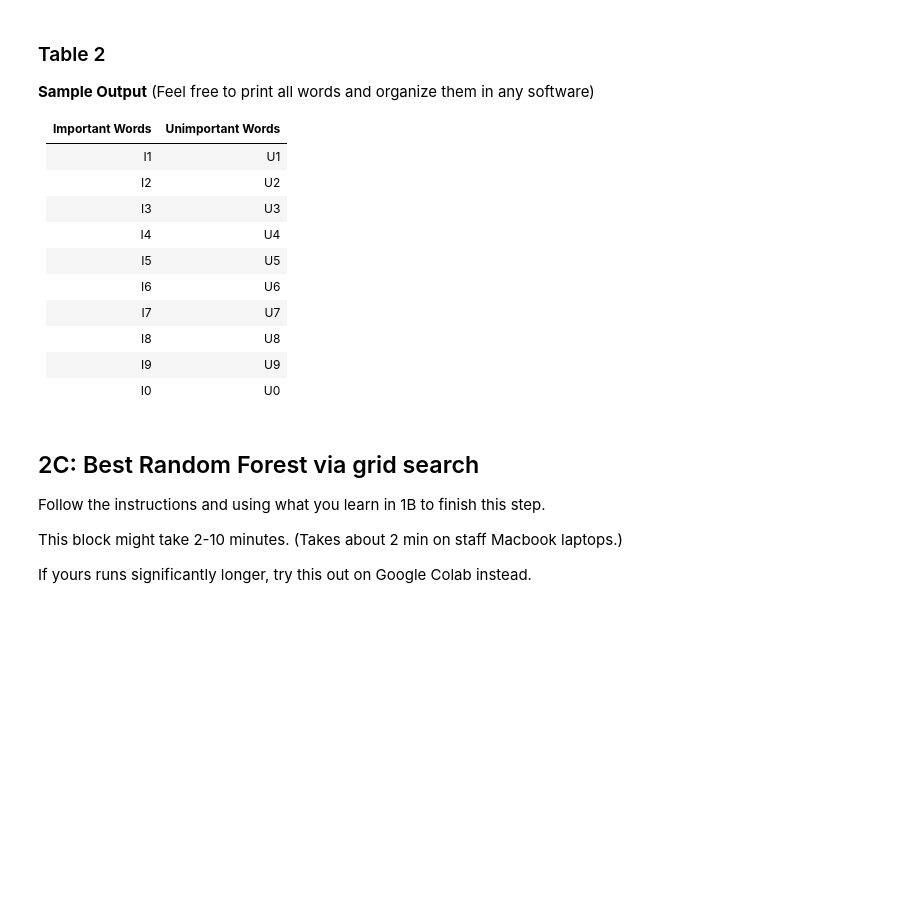
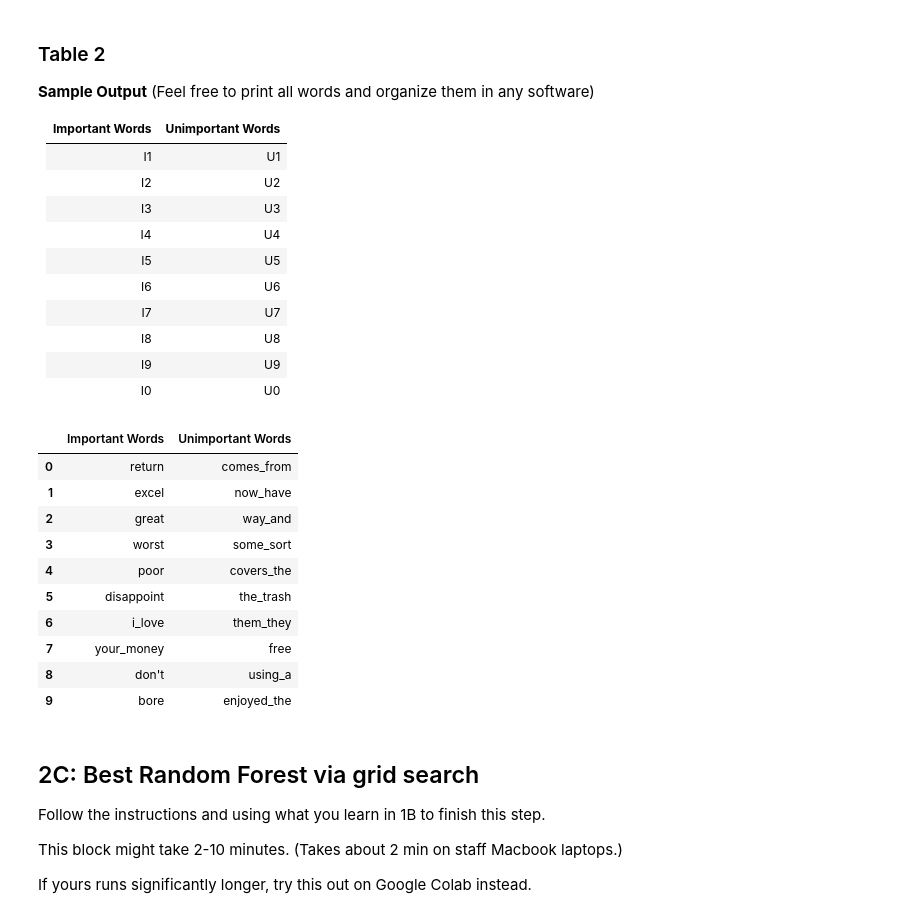
Before and after one commit to ManuP6789/cs135-24f-assignments, a Jupyter notebook: hw4/hw4_notebook.ipynb, the cells around one changed output. Cells and saved outputs as stored; diff of their text form; code cells hidden in the pictures; blank space fills up the shorter version.

```diff
--- a/hw4/hw4_notebook.ipynb
+++ b/hw4/hw4_notebook.ipynb
@@ -307,3 +307,4 @@ simple_forest = sklearn.ensemble.RandomForestClassifier(
 **TODO Train on the training set** in the next coding cell
 # %%
 # TODO FIXME call fit, like: `simple_forest.fit(None, None)`
+simple_forest.fit(x_tr_NF, y_tr_N)
@@ -325,6 +328,44 @@ simple_forest = sklearn.ensemble.RandomForestClassifier(
 |I8 |  U8  |
 |I9 |  U9  |
 |I0 |  U0  |
+# %%
+importances = simple_forest.feature_importances_
+
+sorted_indices = np.argsort(importances)[::-1]
+
+t_10_vocab = []
+for i in sorted_indices[:10]:
+    t_10_vocab.append(vocab_list[i])
+
+t_10_importance = importances[sorted_indices[:10]]
+
+near_zero_i= np.flatnonzero(np.abs(importances) < 0.00001)
+random_zero_i = np.random.choice(near_zero_i, 10, replace=False)
+
+random_zero_vocab = []
+for i in random_zero_i:
+    random_zero_vocab.append(vocab_list[i])
+
+
+display_df = pd.DataFrame({
+    'Important Words': t_10_vocab,
+    'Unimportant Words': random_zero_vocab
+})
+
+
+display_df.style.set_table_styles([{'selector': 'th', 'props': [('font-weight', 'bold')]}])
+# %% [output]
+|  | Important Words | Unimportant Words |
+| 0 | return | comes_from |
+| 1 | excel | now_have |
+| 2 | great | way_and |
+| 3 | worst | some_sort |
+| 4 | poor | covers_the |
+| 5 | disappoint | the_trash |
+| 6 | i_love | them_they |
+| 7 | your_money | free |
+| 8 | don't | using_a |
+| 9 | bore | enjoyed_the |
 # %% [markdown]
 ## 2C: Best Random Forest via grid search
 
```
Also changed, not shown: parts of 12 cells of this notebook, 1 other file.
